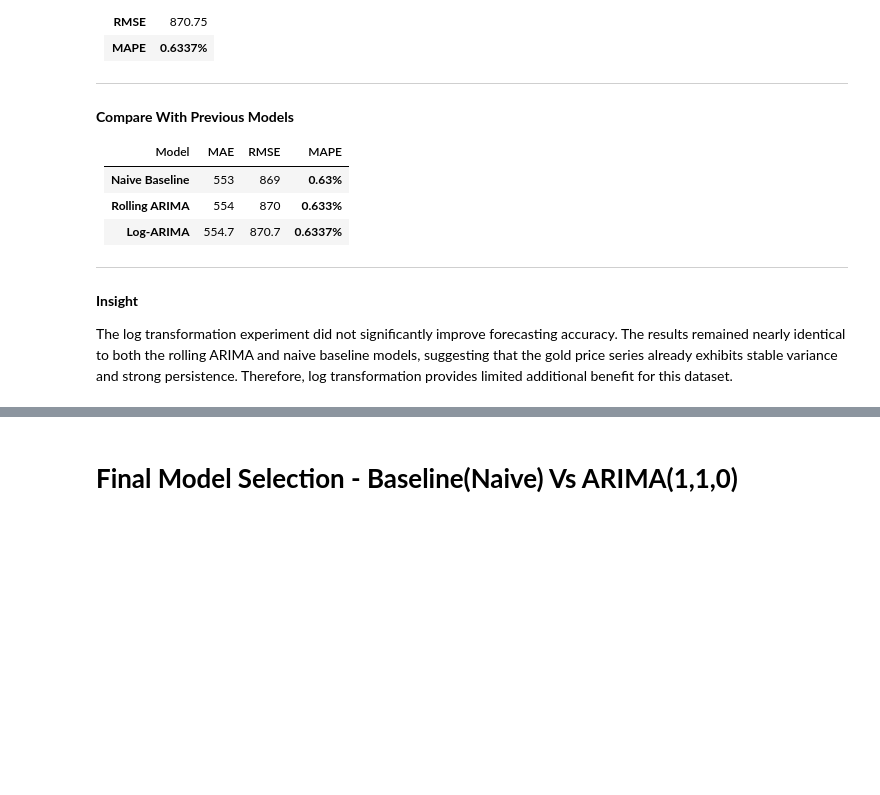
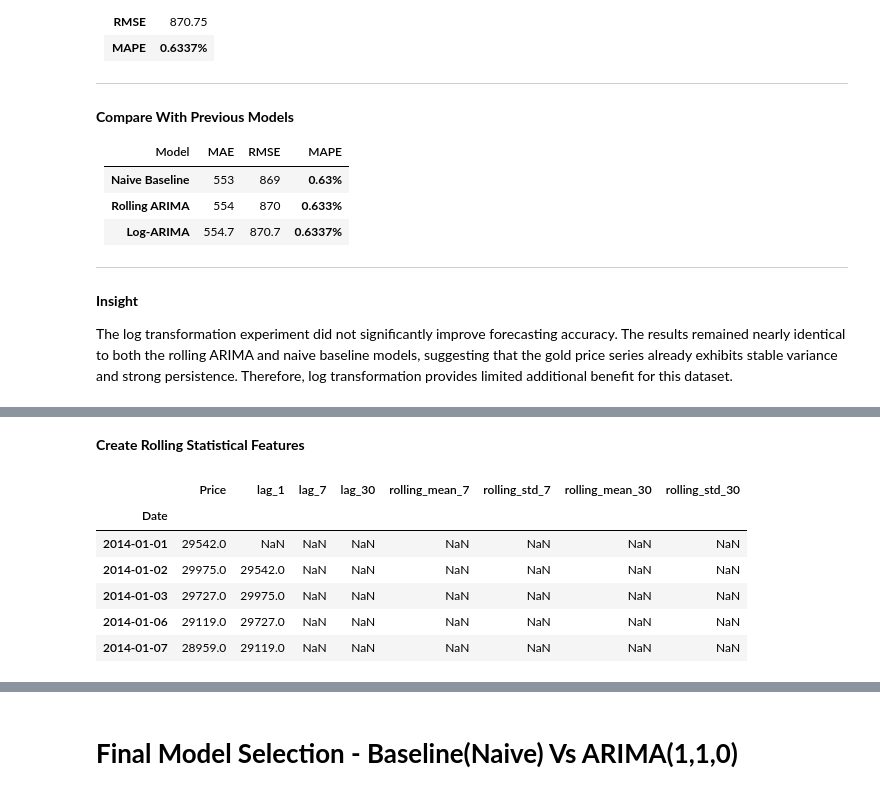
Before and after one commit to Sagarjain93/Machine-Learning-Portfolio, a Jupyter notebook: 03_ML_Practice/Gold_Price_Prediction_Forecasting/03_notebook/05_modelling.ipynb, the cells around one changed output, grey strips where cells are left out. Drawn from its saved outputs; the diff is of its cells as text; code cells hidden in the pictures; blank space fills up the shorter version.

```diff
--- a/03_ML_Practice/Gold_Price_Prediction_Forecasting/03_notebook/05_modelling.ipynb
+++ b/03_ML_Practice/Gold_Price_Prediction_Forecasting/03_notebook/05_modelling.ipynb
@@ -2579,0 +2582,8 @@ The log transformation experiment did not significantly improve forecasting accu
+# %%
+xgb_data = gold_price.copy()
+
+xgb_data['lag_1'] = xgb_data['Price'].shift(1)
+xgb_data['lag_7'] = xgb_data['Price'].shift(7)
+xgb_data['lag_30'] = xgb_data['Price'].shift(30)
+
+xgb_data.head()
@@ -2579,0 +2598,18 @@ The log transformation experiment did not significantly improve forecasting accu
+# %% [markdown]
+**Create Rolling Statistical Features**
+# %%
+xgb_data['rolling_mean_7'] = xgb_data['Price'].rolling(window=7).mean()
+xgb_data['rolling_std_7'] = xgb_data['Price'].rolling(window=7).std()
+
+xgb_data['rolling_mean_30'] = xgb_data['Price'].rolling(window=30).mean()
+xgb_data['rolling_std_30'] = xgb_data['Price'].rolling(window=30).std()
+
+xgb_data.head()
+# %% [output]
+|  | Price | lag_1 | lag_7 | lag_30 | rolling_mean_7 | rolling_std_7 | rolling_mean_30 | rolling_std_30 |
+| Date |  |  |  |  |  |  |  |  |
+| 2014-01-01 | 29542.0 | NaN | NaN | NaN | NaN | NaN | NaN | NaN |
+| 2014-01-02 | 29975.0 | 29542.0 | NaN | NaN | NaN | NaN | NaN | NaN |
+| 2014-01-03 | 29727.0 | 29975.0 | NaN | NaN | NaN | NaN | NaN | NaN |
+| 2014-01-06 | 29119.0 | 29727.0 | NaN | NaN | NaN | NaN | NaN | NaN |
+| 2014-01-07 | 28959.0 | 29119.0 | NaN | NaN | NaN | NaN | NaN | NaN |
```
Also changed, not shown: parts of 22 cells of this notebook.
